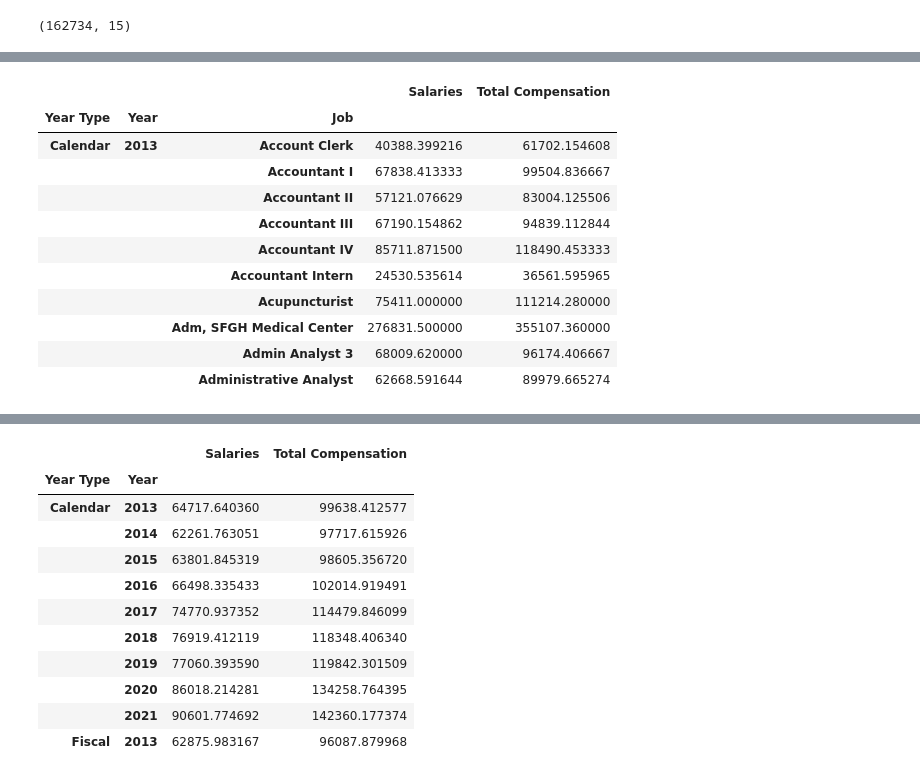
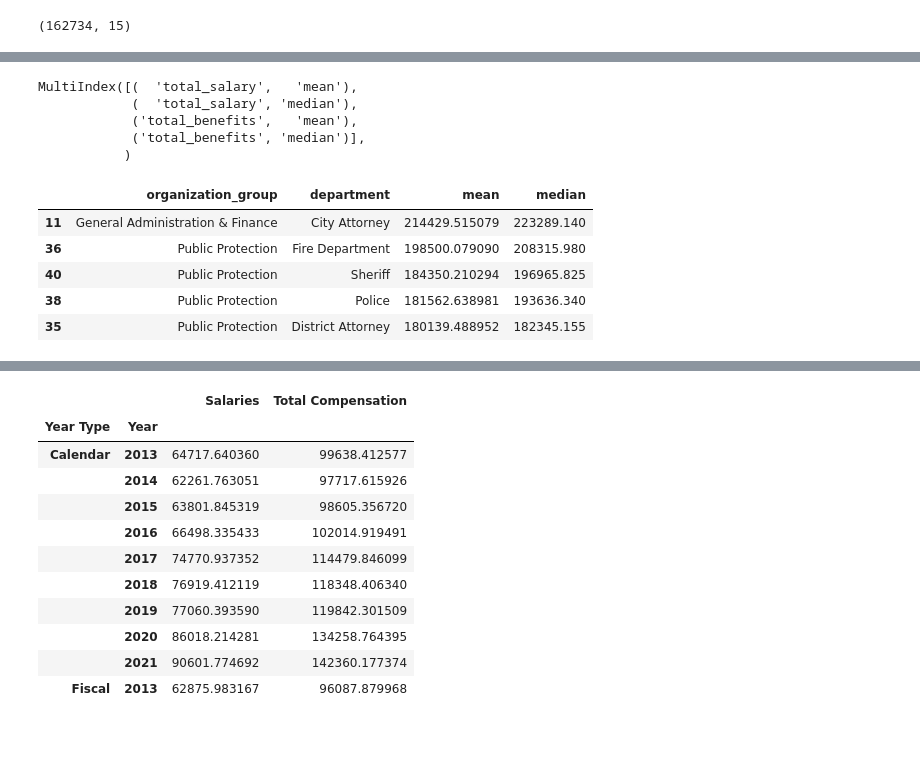
Before and after one commit to susiexia/SF_Employee_Comp_Dash, a Jupyter notebook: sf_comp_jupyter_analytics.ipynb, the cells around one changed output, grey strips where cells are left out. Saved outputs shown, nothing was run; the diff lists cells and outputs as text; code cells hidden in the pictures; blank space fills up the shorter version.

```diff
--- a/sf_comp_jupyter_analytics.ipynb
+++ b/sf_comp_jupyter_analytics.ipynb
@@ -694,16 +692,21 @@ df[df['job'] =='Public Works, Transportation & Commerce'].groupby('job')['total_
-# %%
-test_df = df.groupby(['Year Type','Year','Job'])['Salaries','Total Compensation'].mean()
-test_df.head(10)
-# %% [output]
-|  |  |  | Salaries | Total Compensation |
-| Year Type | Year | Job |  |  |
-| Calendar | 2013 | Account Clerk | 40388.399216 | 61702.154608 |
-|  |  | Accountant I | 67838.413333 | 99504.836667 |
-|  |  | Accountant II | 57121.076629 | 83004.125506 |
-|  |  | Accountant III | 67190.154862 | 94839.112844 |
-|  |  | Accountant IV | 85711.871500 | 118490.453333 |
-|  |  | Accountant Intern | 24530.535614 | 36561.595965 |
-|  |  | Acupuncturist | 75411.000000 | 111214.280000 |
-|  |  | Adm, SFGH Medical Center | 276831.500000 | 355107.360000 |
-|  |  | Admin Analyst 3 | 68009.620000 | 96174.406667 |
-|  |  | Administrative Analyst | 62668.591644 | 89979.665274 |
+# %%
+ccc = df[df['year'] ==2020].groupby('organization_group')[['total_salary','total_benefits']].agg(['mean','median'])
+ccc.columns
+# %% [output]
+MultiIndex([(  'total_salary',   'mean'),
+            (  'total_salary', 'median'),
+            ('total_benefits',   'mean'),
+            ('total_benefits', 'median')],
+           )
+# %%
+test_df = df[df['year'] ==2020].groupby(['organization_group','department'])['total_compensation'].agg(['mean','median'])
+test_df.reset_index(inplace=True)
+# %%
+test_df.sort_values('mean', ascending=False)[:5]
+# %% [output]
+|  | organization_group | department | mean | median |
+| 11 | General Administration & Finance | City Attorney | 214429.515079 | 223289.140 |
+| 36 | Public Protection | Fire Department | 198500.079090 | 208315.980 |
+| 40 | Public Protection | Sheriff | 184350.210294 | 196965.825 |
+| 38 | Public Protection | Police | 181562.638981 | 193636.340 |
+| 35 | Public Protection | District Attorney | 180139.488952 | 182345.155 |
```
Also changed, not shown: parts of 3 cells of this notebook.
